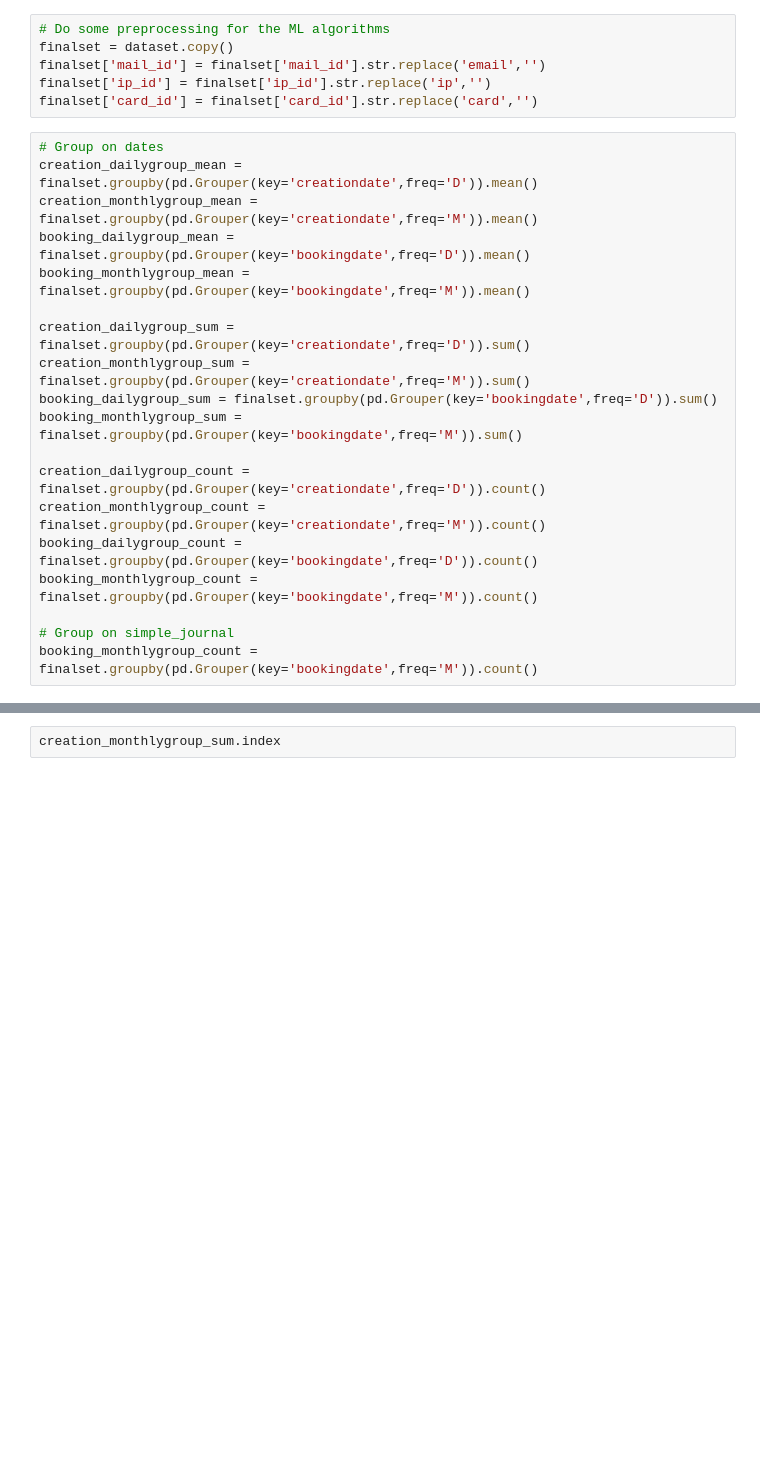
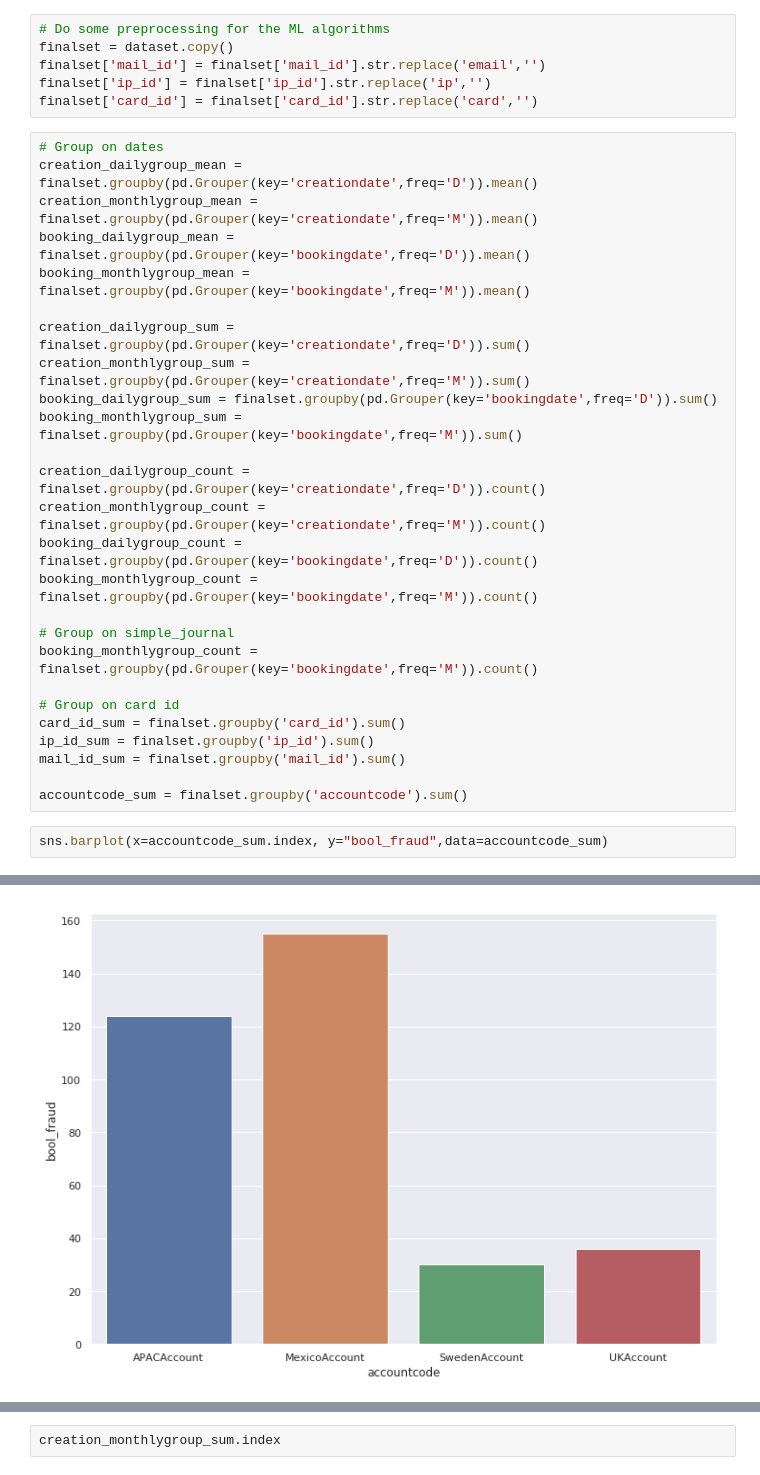
Before and after one commit to MartijnVermeulen96/CS4035-Labs, a Jupyter notebook: Lab1/Fraud Detection.ipynb, the cells around one changed output, grey strips where cells are left out. Drawn from its saved outputs; the diff is of its cells as text; blank space fills up the shorter version.

```diff
--- a/Lab1/Fraud Detection.ipynb
+++ b/Lab1/Fraud Detection.ipynb
@@ -72,3 +73,13 @@ booking_monthlygroup_count = finalset.groupby(pd.Grouper(key='bookingdate',freq=
 
 # Group on simple_journal
 booking_monthlygroup_count = finalset.groupby(pd.Grouper(key='bookingdate',freq='M')).count()
+
+# Group on card id
+card_id_sum = finalset.groupby('card_id').sum()
+ip_id_sum = finalset.groupby('ip_id').sum()
+mail_id_sum = finalset.groupby('mail_id').sum()
+
+accountcode_sum = finalset.groupby('accountcode').sum()
+# %%
+sns.barplot(x=accountcode_sum.index, y="bool_fraud",data=accountcode_sum)
+# %% [output]
@@ -74,0 +87 @@ booking_monthlygroup_count = finalset.groupby(pd.Grouper(key='bookingdate',freq=
+[figure, added]
```
Also changed, not shown: parts of 29 cells of this notebook, 3 other files.
